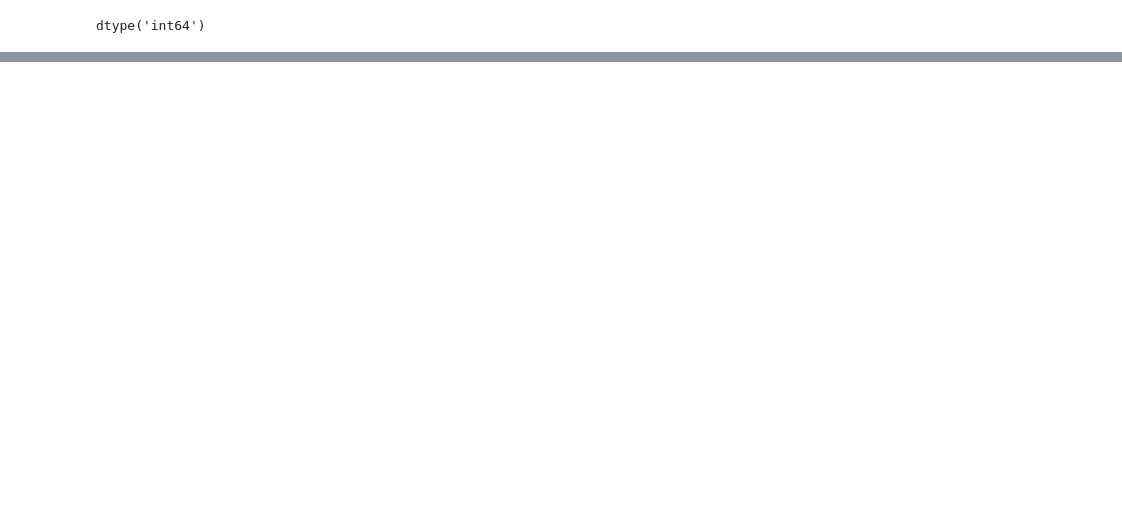
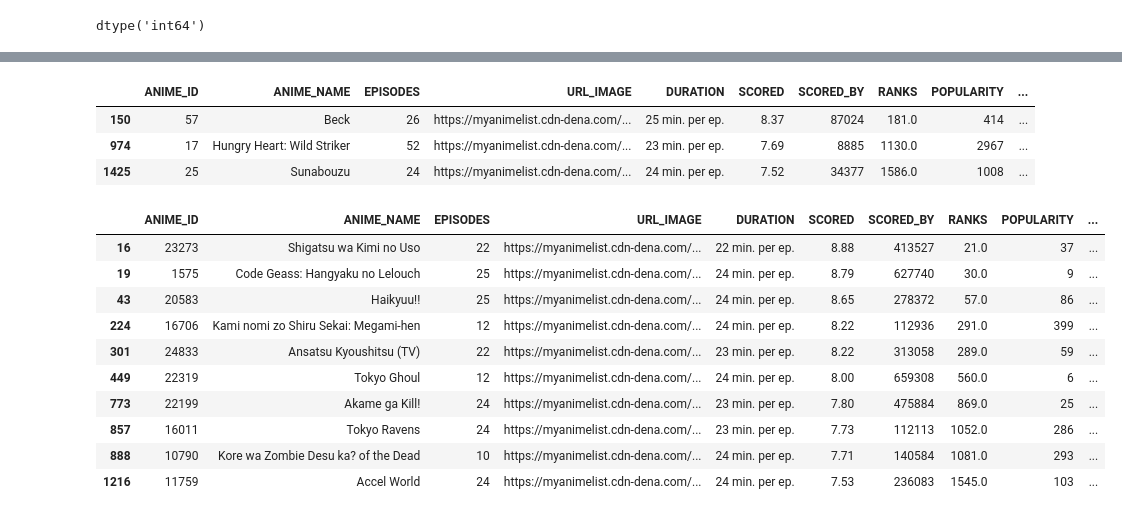
Before and after one commit to Lolineko30000/Minitas_chinas, a Jupyter notebook: MODELADO/RECOMENDACION.ipynb, the cells around one changed output, grey strips where cells are left out. Saved outputs shown, nothing was run; the diff lists cells and outputs as text; code cells hidden in the pictures; blank space fills up the shorter version.

```diff
--- a/MODELADO/RECOMENDACION.ipynb
+++ b/MODELADO/RECOMENDACION.ipynb
@@ -88,0 +140,22 @@ predict(3, model, df_animes,'ANIME_ID')
+# %%
+recomendaciones = predict(juanita, model, df_animes,'ANIME_ID').head(3)
+recomendaciones
+# %% [output]
+|  | ANIME_ID | ANIME_NAME | EPISODES | URL_IMAGE | DURATION | SCORED | SCORED_BY | RANKS | POPULARITY | ... |
+| 150 | 57 | Beck | 26 | https://myanimelist.cdn-dena.com/... | 25 min. per ep. | 8.37 | 87024 | 181.0 | 414 | ... |
+| 974 | 17 | Hungry Heart: Wild Striker | 52 | https://myanimelist.cdn-dena.com/... | 23 min. per ep. | 7.69 | 8885 | 1130.0 | 2967 | ... |
+| 1425 | 25 | Sunabouzu | 24 | https://myanimelist.cdn-dena.com/... | 24 min. per ep. | 7.52 | 34377 | 1586.0 | 1008 | ... |
+# %%
+df_animes[df_animes['ANIME_ID'].isin(df_rating[df_rating['user_id']==juanita]['anime_id'])].head(10)
+# %% [output]
+|  | ANIME_ID | ANIME_NAME | EPISODES | URL_IMAGE | DURATION | SCORED | SCORED_BY | RANKS | POPULARITY | ... |
+| 16 | 23273 | Shigatsu wa Kimi no Uso | 22 | https://myanimelist.cdn-dena.com/... | 22 min. per ep. | 8.88 | 413527 | 21.0 | 37 | ... |
+| 19 | 1575 | Code Geass: Hangyaku no Lelouch | 25 | https://myanimelist.cdn-dena.com/... | 24 min. per ep. | 8.79 | 627740 | 30.0 | 9 | ... |
+| 43 | 20583 | Haikyuu!! | 25 | https://myanimelist.cdn-dena.com/... | 24 min. per ep. | 8.65 | 278372 | 57.0 | 86 | ... |
+| 224 | 16706 | Kami nomi zo Shiru Sekai: Megami-hen | 12 | https://myanimelist.cdn-dena.com/... | 24 min. per ep. | 8.22 | 112936 | 291.0 | 399 | ... |
+| 301 | 24833 | Ansatsu Kyoushitsu (TV) | 22 | https://myanimelist.cdn-dena.com/... | 23 min. per ep. | 8.22 | 313058 | 289.0 | 59 | ... |
+| 449 | 22319 | Tokyo Ghoul | 12 | https://myanimelist.cdn-dena.com/... | 24 min. per ep. | 8.00 | 659308 | 560.0 | 6 | ... |
+| 773 | 22199 | Akame ga Kill! | 24 | https://myanimelist.cdn-dena.com/... | 23 min. per ep. | 7.80 | 475884 | 869.0 | 25 | ... |
+| 857 | 16011 | Tokyo Ravens | 24 | https://myanimelist.cdn-dena.com/... | 23 min. per ep. | 7.73 | 112113 | 1052.0 | 286 | ... |
+| 888 | 10790 | Kore wa Zombie Desu ka? of the Dead | 10 | https://myanimelist.cdn-dena.com/... | 24 min. per ep. | 7.71 | 140584 | 1081.0 | 293 | ... |
+| 1216 | 11759 | Accel World | 24 | https://myanimelist.cdn-dena.com/... | 24 min. per ep. | 7.53 | 236083 | 1545.0 | 103 | ... |
```
Also changed, not shown: parts of 28 cells of this notebook, 1 other file.
